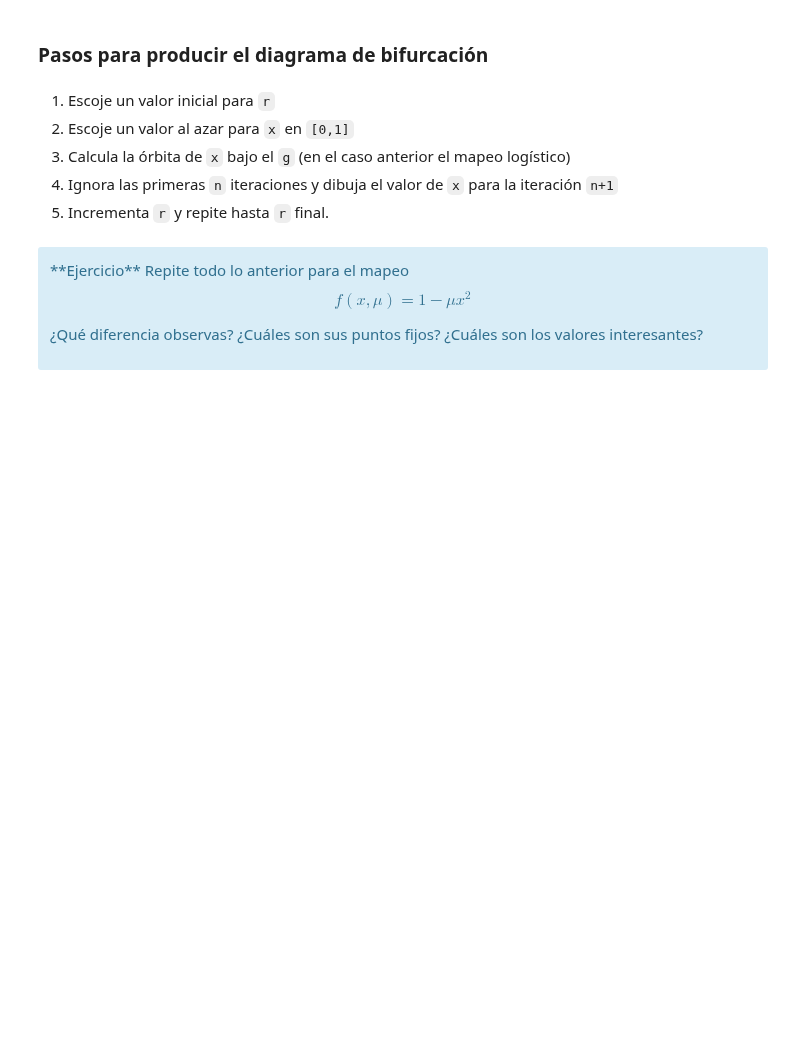
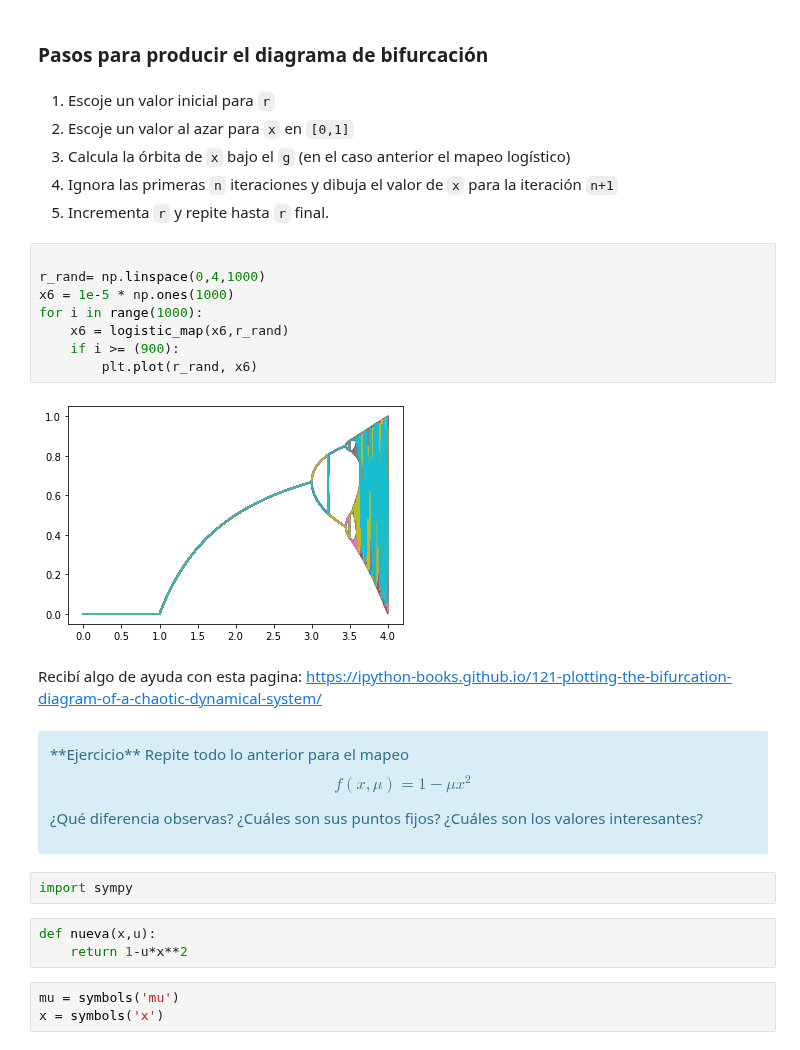
Before and after one commit to Skalas/Matematicas-Computacionales-fall2021, a Jupyter notebook: alumnos/MR1B4RR4/trabajos_en_clase/week10/1-chaos.ipynb, the cells around one changed output. Cells and saved outputs as stored; diff of their text form; blank space fills up the shorter version.

```diff
--- a/alumnos/MR1B4RR4/trabajos_en_clase/week10/1-chaos.ipynb
+++ b/alumnos/MR1B4RR4/trabajos_en_clase/week10/1-chaos.ipynb
@@ -294,6 +336,19 @@ image.save("bifurcacion.png", "PNG")
 3. Calcula la órbita de `x` bajo el `g` (en el caso anterior el mapeo logístico)
 4. Ignora las primeras `n` iteraciones y dibuja el valor de `x` para la iteración `n+1`
 5. Incrementa `r` y repite hasta `r` final.
+# %%
+
+r_rand= np.linspace(0,4,1000)
+x6 = 1e-5 * np.ones(1000)
+for i in range(1000):
+    x6 = logistic_map(x6,r_rand)
+    if i >= (900):
+        plt.plot(r_rand, x6)
+# %% [output]
+[figure, added]
+# %% [markdown]
+Recibí algo de ayuda con esta pagina:
+https://ipython-books.github.io/121-plotting-the-bifurcation-diagram-of-a-chaotic-dynamical-system/
 # %% [markdown]
 <div class="alert alert-info">
 **Ejercicio** Repite todo lo anterior para el mapeo
@@ -304,3 +359,11 @@ $$
 
 ¿Qué diferencia observas? ¿Cuáles son sus puntos fijos? ¿Cuáles son los valores interesantes?
 </div>
+# %%
+import sympy
+# %%
+def nueva(x,u):
+    return 1-u*x**2
+# %%
+mu = symbols('mu')
+x = symbols('x')
```
Also changed, not shown: parts of 17 cells of this notebook, 1 other file.
